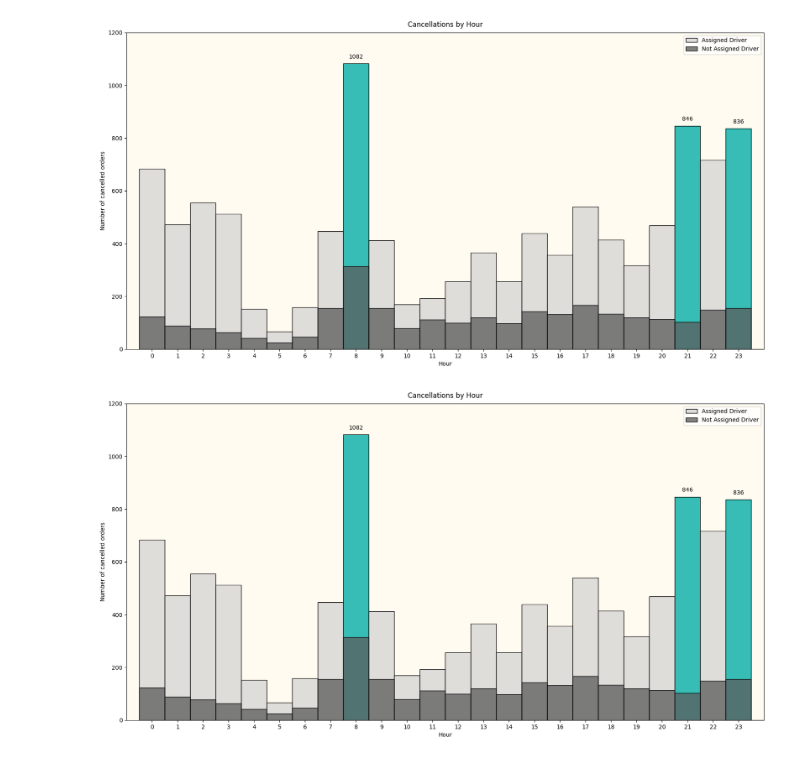
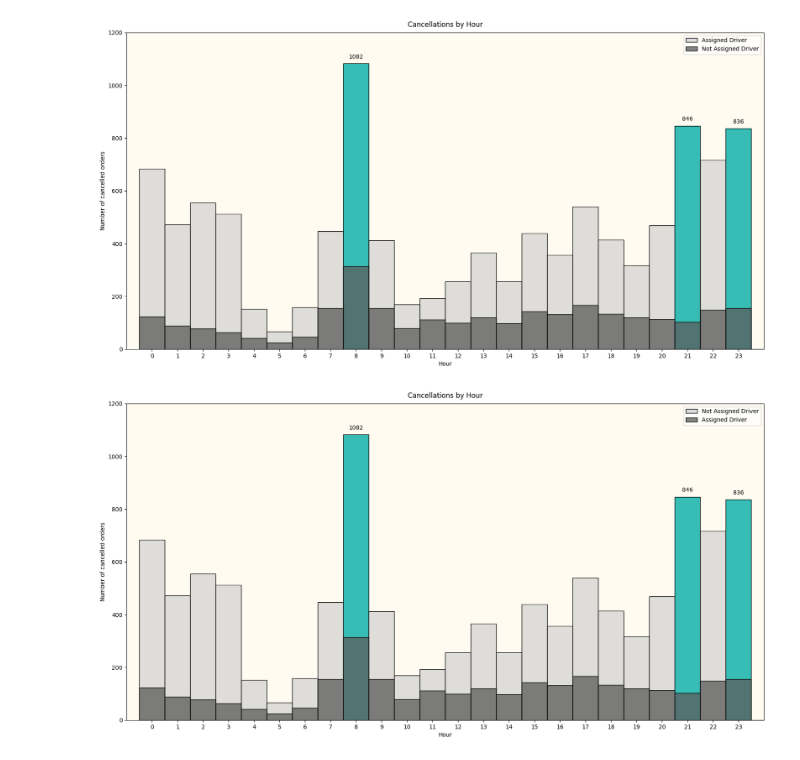
Before and after one commit to ArnaudBorrens/Gett_project, a Jupyter notebook: data_cleaning.ipynb, the cells around one changed output. Drawn from its saved outputs; the diff is of its cells as text; code cells hidden in the pictures.

```diff
--- a/data_cleaning.ipynb
+++ b/data_cleaning.ipynb
@@ -299,32 +299,32 @@ plt.ylabel('Number of cancelled orders')
 
 # We start by plotting the total numober of cancelled orders by hours
 # and then add another plot on top to show the proportion of cancelled orders that had an assigned driver
 # Lastly to make our plot more readable we add a legend to it.
 
 ax = sns.histplot(data=df_orders, x='Hour', binrange=(0,24), binwidth=1, discrete=True, color='#D3D3D3')
 
 sns.histplot(data=assigned_drivers_df, x='Hour', binrange=(0,24), binwidth=1, discrete=True, color='#5A5A5A')
 
-plt.legend(labels=['Assigned Driver', 'Not Assigned Driver'])
+plt.legend(labels=['Not Assigned Driver', 'Assigned Driver'])
 
 # As this plot doesn't highlight anything in particular we want to make the top 3 hours with the most cancellation stand out.
 # Therefore we first get a list of heights from our plot and assigning it to a 'heights' list.
 # Then we get the height of the hour with the 3rd most cancellation and assign it to the variable 'third_highest'.
 # Using an if statement we check if the ax.patches height is higher or equal to this height and if True set a determined color.
 # Lastly, we want to see exactly how many orders were cancelled in these three hours so we use the plt.text method to add it to the graph.
 
 heights = [p.get_height() for p in ax.patches]
 third_highest = sorted(heights)[-3]
 for p in ax.patches:
     if  p.get_height() >= third_highest:
         p.set_facecolor('#37BDB5')
         plt.text(x=p.get_x()+0.5, y=p.get_height() + 20, s= p.get_height(), ha='center')
 
 
 # To change slightly the color of the background of the plot we change it to this warmer color
 
 ax.set_facecolor('#FFFBF0')
 
 plt.show()
 # %% [output]
-[figure, old version]
+[figure, new version]
```
Also changed, not shown: parts of 3 cells of this notebook.
